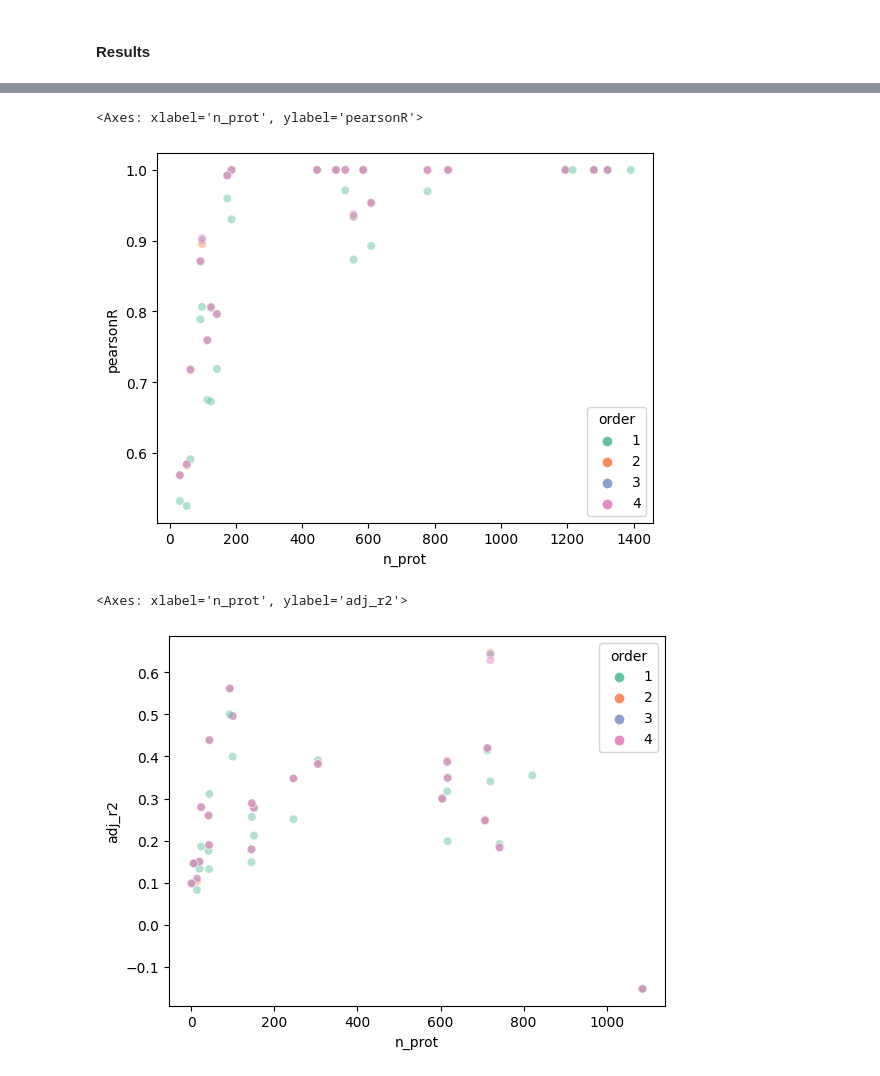
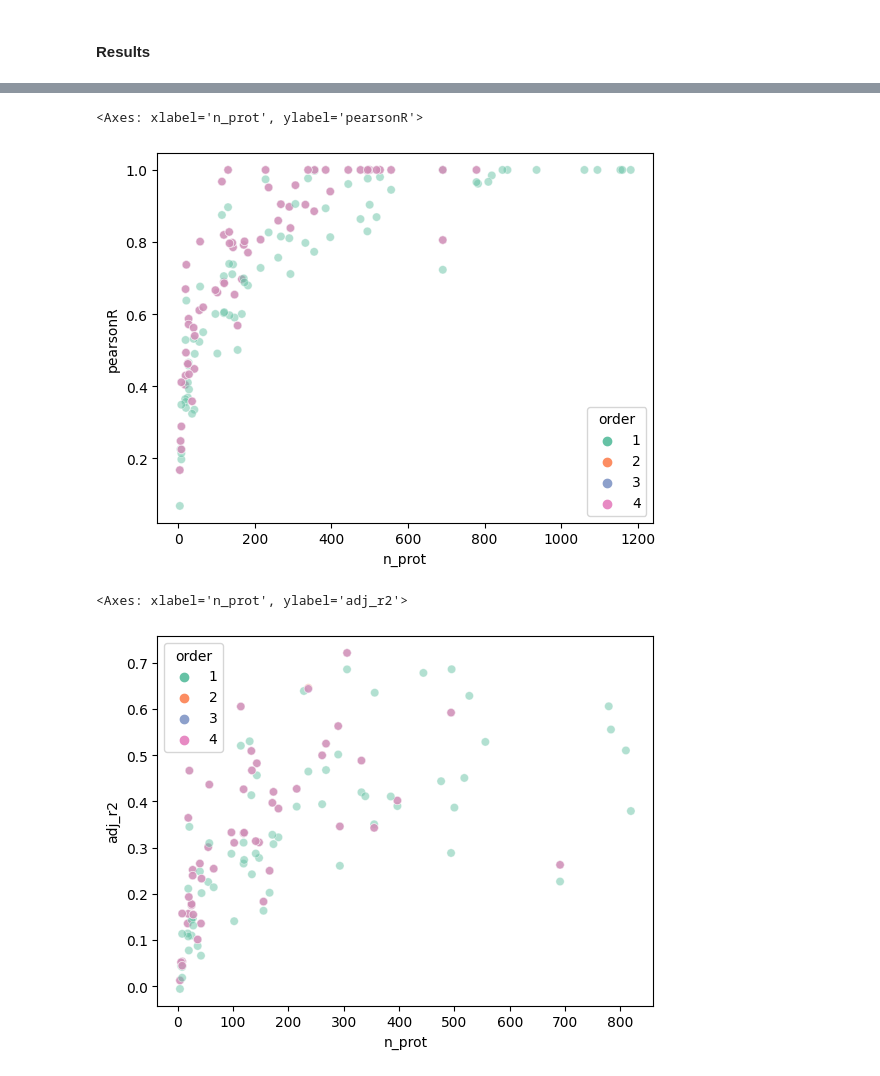
Before and after one commit to Yatish0833/multiomics-synergies, a Jupyter notebook: explainability.ipynb, the cells around one changed output, grey strips where cells are left out. Saved outputs shown, nothing was run; the diff lists cells and outputs as text; code cells hidden in the pictures.

Commit message:
catch self interaction and updatet explainability

```diff
--- a/explainability.ipynb
+++ b/explainability.ipynb
@@ -54,5 +45,4 @@ x.isna().sum().sum()
 3042799
 # %%
 #DIR
-y = pd.read_csv(y_input)[['drug_id','cell_line_name','ln_IC50']]
-y
+y = pd.read_csv(y_input, usecols=['drug_id','cell_line_name','ln_IC50'])
@@ -107,48 +86,42 @@ def results_fit_to_df(results):
     return results
 # %%
-def regression_per_drug(proteins, drug_list, alpha=0.05, filter=0):
+def regression_per_drug(interactions, drug_list, alpha=0.05, filter=0):
     final_results = []
     j = 0
-    for i,d in enumerate(drug_list):  # [[45,76]]
+    for i,d in enumerate(drug_list):
         xy = x.merge(y[y["drug_id"]==d], left_on='Cell_Line', right_on='cell_line_name')
         xy.columns = [''.join([chr(int(y)+97) if y.isnumeric() else y for y in x.replace('_','').replace('.','')]) for x in xy.columns]
 
-        interactions = proteins[proteins["drug"]==d]
-        sig = fdrcorrection(interactions["P>|z|"], alpha=alpha, method='indep', is_sorted=False)[0]
-        interactions = interactions[sig]
+        drug_interactions = interactions[interactions.drug == d].drop_duplicates(ignore_index=True)
+        sig = fdrcorrection(drug_interactions["P>|z|"], alpha=alpha, method='indep', is_sorted=False)[0]
 
-        sig_inter = interactions[np.abs(interactions.coef)>=filter][["coef_id", "order"]] # all sig interaction independet from order
-        sig_inter["coef_id"] = sig_inter["coef_id"].str.strip("\[01\]")  # remove certain characters
-        sig_inter.loc[~sig_inter["coef_id"].str.contains(":"), 'order'] = 1  # denote single proteins as first interaction ( by it self)
-        sig_inter = sig_inter.drop_duplicates(ignore_index=True)
-        prot_list = [str(y).rstrip("\[01\]") for x in sig_inter["coef_id"] for y in x.split(":")]  # all proteins connected to any sig information (needed for the regression)
-        prot_list = np.unique(prot_list).tolist()
-        n_prot = len(sig_inter["coef_id"][sig_inter["order"]<=1])
+        drug_interactions = drug_interactions[sig]
+        sig_interactions = drug_interactions[np.abs(drug_interactions.coef)>=filter][["coef_id", "order"]]
+        # sig_interactions["coef_id"] = sig_interactions["coef_id"].str.strip("\[01\]")
+        protein_list = np.unique([y for x in sig_interactions.coef_id for y in x.split(":")]).tolist()  # all proteins used in significant synergies of that drug
+        print("for drug", d, "reduced from", drug_interactions.shape[0], "to", sig_interactions.shape[0])
 
-        data = xy[["lnICfa"] + prot_list].fillna(0)
-        # with each interation add more interaction information to the regression formula
+        data = xy[["lnICfa"] + protein_list].fillna(0)
+        # with each interration add more interaction information to the regression formula
         for o in range(1,5):
             # print("Order: ", o)
             formular = "lnICfa" + " ~ "
-            formular = formular + " + ".join(sig_inter["coef_id"][sig_inter["order"]<=o].drop_duplicates(ignore_index=True))
+            formular = formular + " + ".join(protein_list + sig_interactions.coef_id[sig_interactions.order<=o].to_list())
 
             try:
                 ols = smf.ols(formular,data=data)
             except:
-                print('error in OLS, drug', d, "number of variables (+)", formular.count('+') )
+                print('error in OLS, drug', d, "order: ", o, "number of variables (+)", formular.count('+') )
+                print(sig_interactions.shape, len(protein_list))
                 j += 1
 
                 break  # we do not need to check any higher order, if the lower order already fails due to recursion depth
             ols.raise_on_perfect_prediction = False #preventing the perfect separation error
             results = ols.fit(disp=False, maxiter=1000) #method prevents singular matrix
-            pred_y = ols.predict(results.params)
-            pear_R = pearsonr(pred_y, data["lnICfa"].to_list())
-            results = results_fit_to_df(results)
+            results = results_fit_to_df(results, ols, data["lnICfa"].to_list())
             results["order"] = o
             results["drug"] = d
-            results["pearsonR"] = pear_R.statistic
-            results["n_prot"] = n_prot
-            results["MSE"] = np.square(data["lnICfa"].to_list() - pred_y).mean()
+            results["n_prot"] = len(protein_list)
             final_results.append(results)
     final_results = pd.concat(final_results)
     print(j/(len(drug_list)), " % of drugs failed OLS at some point")
@@ -179,5 +130,5 @@ def r2_hist(result, title="Histogram of $R^2$ values", save="r_squared", x_label
 # %% [markdown]
 #### Results
 # %%
-r2_5 = regression_per_drug(proteins, drug_list, filter=0.5)
+coef_05 = regression_per_drug(interactions, drug_list, filter=0.5)
 # %% [output]
@@ -235,11 +230,11 @@ sns.scatterplot(data=r2_5[["adj_r2", "pseudo_r2", "order", "n_prot"]].drop_dupli
 # %%
-sns.scatterplot(data=r2_5[["pearsonR", "adj_r2", "pseudo_r2", "order", "n_prot"]].drop_duplicates(ignore_index=True), x="n_prot", y="pearsonR", hue="order", palette="Set2", alpha=0.5)
+sns.scatterplot(data=coef_05[["pearsonR", "adj_r2", "pseudo_r2", "order", "n_prot"]].drop_duplicates(ignore_index=True), x="n_prot", y="pearsonR", hue="order", palette="Set2", alpha=0.5)
 # %% [output]
 <Axes: xlabel='n_prot', ylabel='pearsonR'>
-[figure, old version]
+[figure, new version]
 # %%
 # adj includes nan if to few observations for amount of variables
-sns.scatterplot(data=r2_5[["adj_r2", "pseudo_r2", "order", "n_prot"]].drop_duplicates(ignore_index=True), x="n_prot", y="adj_r2", hue="order", palette="Set2", alpha=0.5)
+sns.scatterplot(data=coef_05[["adj_r2", "pseudo_r2", "order", "n_prot"]].drop_duplicates(ignore_index=True), x="n_prot", y="adj_r2", hue="order", palette="Set2", alpha=0.5)
 # %% [output]
 <Axes: xlabel='n_prot', ylabel='adj_r2'>
-[figure, old version]
+[figure, new version]
```
Also changed, not shown: parts of 24 cells of this notebook, 4 other files.
